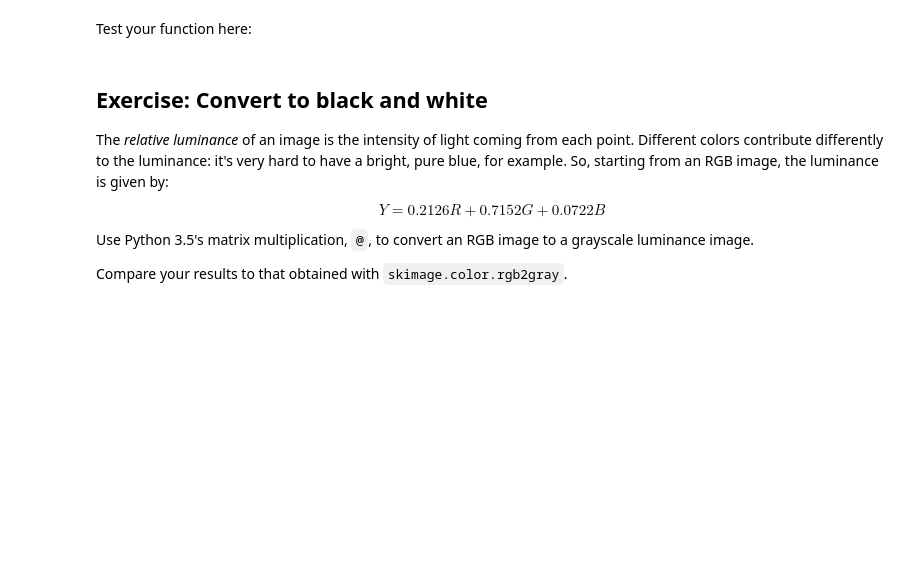
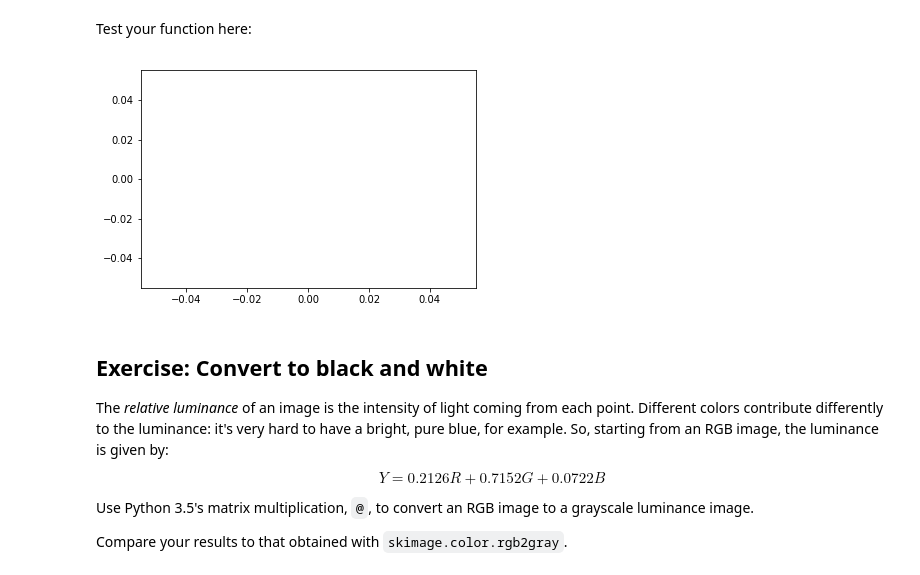
Before and after one commit to rmegret/visionlab, a Jupyter notebook: lectures/00_images_are_arrays.ipynb, the cells around one changed output. Saved outputs shown, nothing was run; the diff lists cells and outputs as text; code cells hidden in the pictures; blank space fills up the shorter version.

```diff
--- a/lectures/00_images_are_arrays.ipynb
+++ b/lectures/00_images_are_arrays.ipynb
@@ -437,8 +442,10 @@ def plot_intensity(image, row):
 Test your function here:
 # %%
 # TODO:
-#plot_intensity(cat, 50)
+plot_intensity(cat, 50)
 #plot_intensity(cat, 100)
+# %% [output]
+[figure, added]
 # %% [markdown]
 ## Exercise: Convert to black and white
 
```
Also changed, not shown: parts of 22 cells of this notebook, 1 other file.
